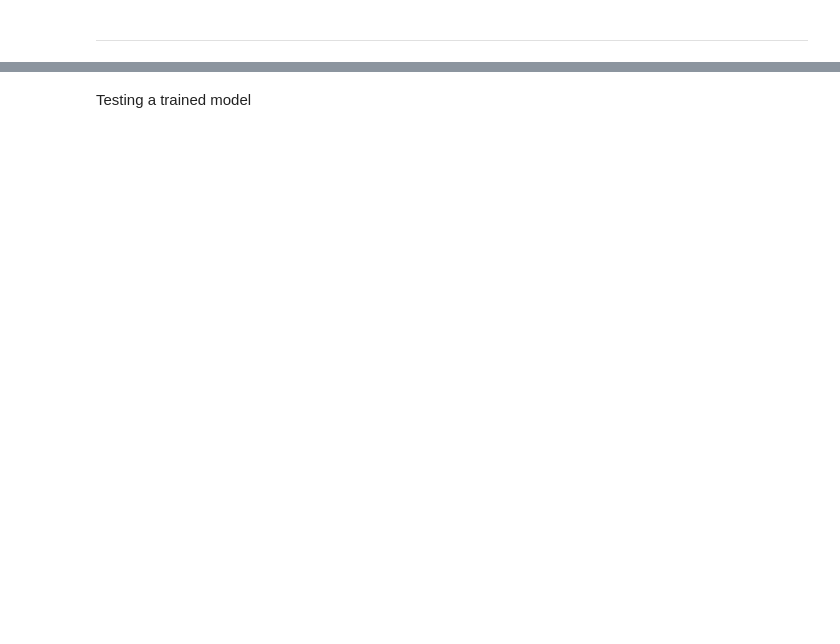
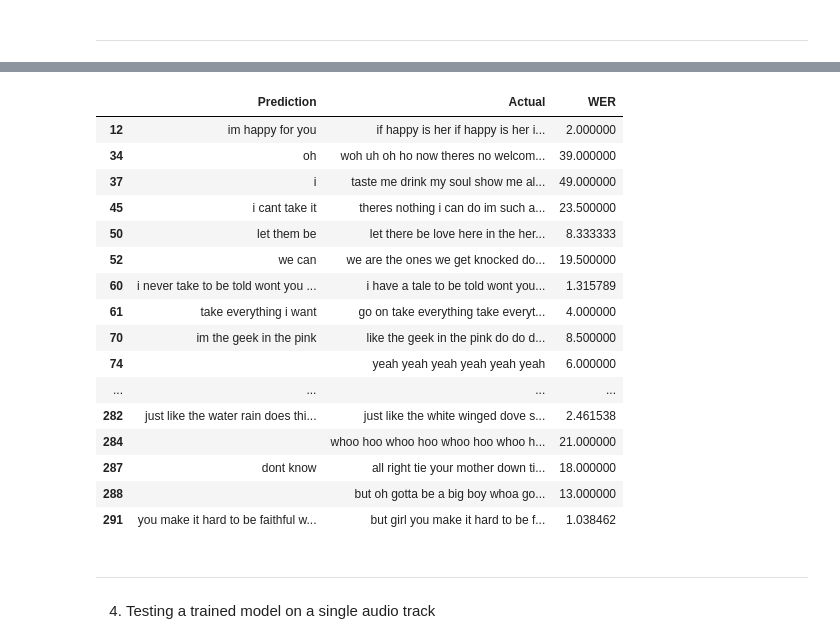
Before and after one commit to dclark202/auto-censoring, a Jupyter notebook: notebooks/whisper-ft.ipynb, the cells around one changed output, grey strips where cells are left out. Cells and saved outputs as stored; diff of their text form; code cells hidden in the pictures; blank space fills up the shorter version.

Commit message:
Updating dali and whisper training notebooks

```diff
--- a/notebooks/whisper-ft.ipynb
+++ b/notebooks/whisper-ft.ipynb
@@ -224,8 +457,8 @@ def remove_punctuation(s):
 
 # Training parameters
 learning_rate = .0002
-train_batch_size = 16 # 16 might work?
-eval_batch_size = 16
+train_batch_size = 64 # 16 might work?
+eval_batch_size = 64
 
 # Defined train and test DLs
 train_dataloader = DataLoader(prepared_datasets["train"], shuffle=True, collate_fn=data_collator, batch_size=train_batch_size)
@@ -236,9 +473,9 @@ scaler = torch.amp.GradScaler('cuda')
 # %%
 from transformers import get_scheduler
-import evaluate
+import jiwer
 
 num_train_epochs = 20
-num_warmup_steps = 100
+num_warmup_steps = 0
 total_steps = len(train_dataloader) * num_train_epochs
 
 lr_scheduler = get_scheduler(name="linear",
@@ -246,8 +483,6 @@ lr_scheduler = get_scheduler(name="linear",
                              num_warmup_steps=num_warmup_steps,
                              num_training_steps=total_steps)
 
-## WER
-wer_metric = evaluate.load("wer")
 
 # Set initial WER max to inf
 best_wer = float('inf')
@@ -342,0 +610,32 @@ KeyboardInterrupt:
+# %%
+import jiwer
+import pandas as pd
+
+
+# evaluate
+wer_metric = evaluate.load("wer")
+ev_wer = wer_metric.compute(predictions=all_predictions, references=all_labels)
+
+# jiwer
+jwer = jiwer.wer(all_predictions, all_labels)
+l = []
+
+print(f'Evaluate wer: {ev_wer:.5f}')
+print(f'Jiwer wer: {jwer:.5f}')
+print('-----\n')
+
+for i in range(len(all_predictions)):
+    pred = all_predictions[i]
+    actual = all_labels[i]
+    wer = jiwer.wer(pred, actual)
+
+
+    print(f'Predicted - {pred}')
+    print(f'Actual    - {actual}')
+    print(f'Jiwer WER: {wer}')
+    print()
+
+    l.append([pred, actual, wer])
+
+df_wer = pd.DataFrame(l, columns=['Prediction', 'Actual', 'WER'])
+df_wer.to_csv('wer-.1-sample-seed-555.csv', index=False)
@@ -343,5 +660,27 @@ KeyboardInterrupt:
+# %%
+df_wer[df_wer['WER'] > 1]
+# %% [output]
+|  | Prediction | Actual | WER |
+| 12 | im happy for you | if happy is her if happy is her i... | 2.000000 |
+| 34 | oh | woh uh oh ho now theres no welcom... | 39.000000 |
+| 37 | i | taste me drink my soul show me al... | 49.000000 |
+| 45 | i cant take it | theres nothing i can do im such a... | 23.500000 |
+| 50 | let them be | let there be love here in the her... | 8.333333 |
+| 52 | we can | we are the ones we get knocked do... | 19.500000 |
+| 60 | i never take to be told wont you ... | i have a tale to be told wont you... | 1.315789 |
+| 61 | take everything i want | go on take everything take everyt... | 4.000000 |
+| 70 | im the geek in the pink | like the geek in the pink do do d... | 8.500000 |
+| 74 |  | yeah yeah yeah yeah yeah yeah | 6.000000 |
+| ... | ... | ... | ... |
+| 282 | just like the water rain does thi... | just like the white winged dove s... | 2.461538 |
+| 284 |  | whoo hoo whoo hoo whoo hoo whoo h... | 21.000000 |
+| 287 | dont know | all right tie your mother down ti... | 18.000000 |
+| 288 |  | but oh gotta be a big boy whoa go... | 13.000000 |
+| 291 | you make it hard to be faithful w... | but girl you make it hard to be f... | 1.038462 |
+# %% [markdown]
+------------------------------
 # %% [markdown]
-Testing a trained model
+4. Testing a trained model on a single audio track
 # %%
 import torchaudio
 
```
Also changed, not shown: parts of 34 cells of this notebook, 5 other files.
